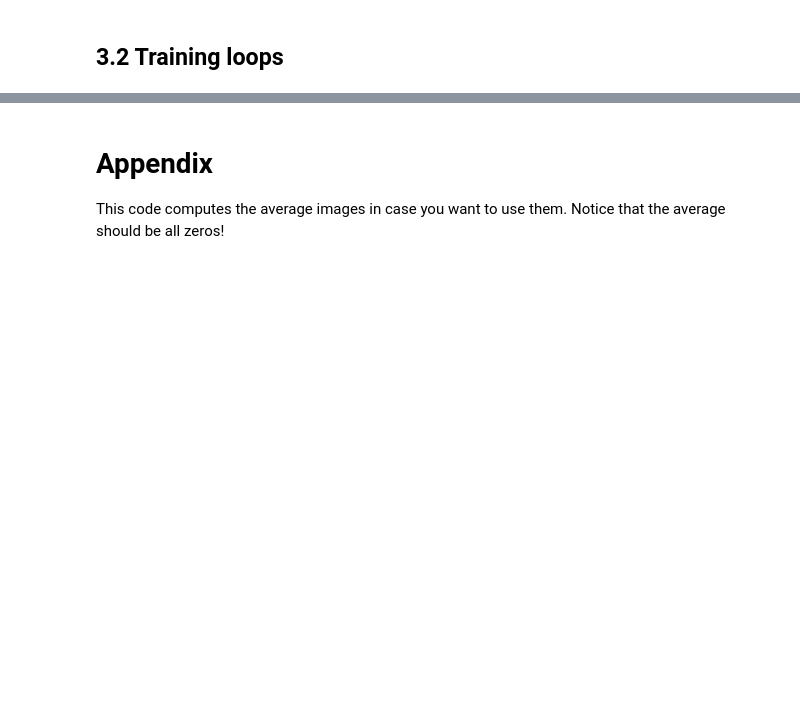
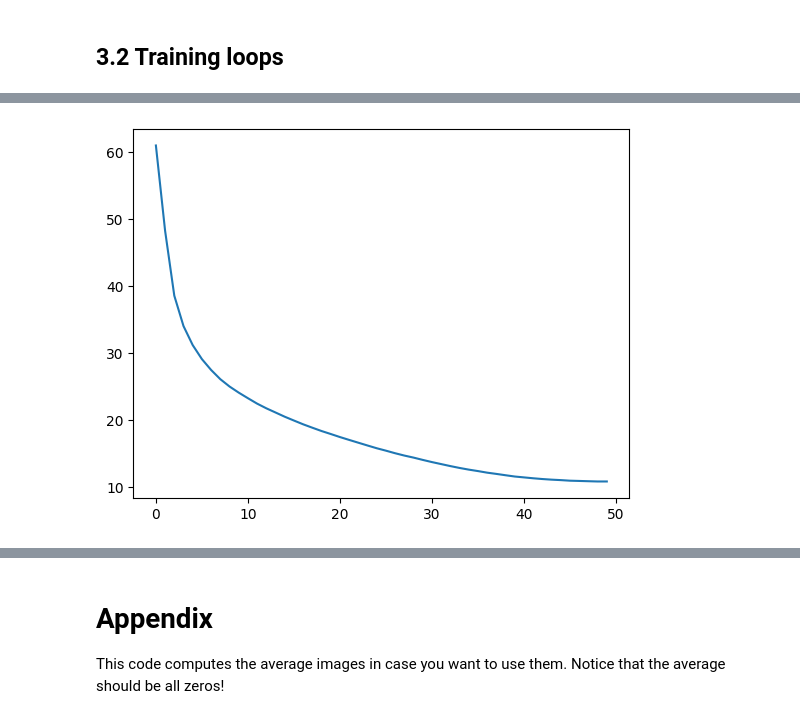
Before and after one commit to eniola-ak/project_eniola-ak, a Jupyter notebook: experiments.ipynb, the cells around one changed output, grey strips where cells are left out. Saved outputs shown, nothing was run; the diff lists cells and outputs as text; code cells hidden in the pictures; blank space fills up the shorter version.

Commit message:
Ran experiments, saved results, minor bug fixes

```diff
--- a/experiments.ipynb
+++ b/experiments.ipynb
@@ -911,16 +835,20 @@ N_EPOCHS = config['training']['n_epochs']
 emb_dim = EMBEDDING_DIM
 latent_dim = LATENT_DIM
 num_layers = NUM_LAYERS
-dropout = True
+dropout = DROPOUT
+text_hidden_dim = config['model'].get('text_hidden_dim', LATENT_DIM)
+BATCH_SIZE = BATCH_SIZE
+LEARNING_RATE = LEARNING_RATE
 # %%
 # @title Initializing the NLP models
-encoder = EncoderLSTM(tokenizer.vocab_size, emb_dim, latent_dim, num_layers, dropout).to(device)
-decoder = DecoderLSTM(tokenizer.vocab_size, emb_dim, latent_dim, num_layers, dropout).to(device)
+encoder = EncoderLSTM(tokenizer.vocab_size, emb_dim, text_hidden_dim, num_layers, dropout).to(device)
+decoder = DecoderLSTM(tokenizer.vocab_size, emb_dim, text_hidden_dim, num_layers, dropout).to(device)
 text_autoencoder = Seq2SeqLSTM(encoder, decoder).to(device)
-text_autoencoder, _, _, _ = load_checkpoint_from_drive(text_autoencoder, None, filename='text_autoencoder.pth')
+#text_autoencoder, _, _, _ = load_checkpoint_from_drive(text_autoencoder, None, filename='text_autoencoder.pth')
 
 total_params = sum(p.numel() for p in text_autoencoder.parameters())
 print(f"Total parameters (Not trainable): {total_params}")
-# Deactivating training from this model for efficiency (although not ideal)
 for param in text_autoencoder.parameters():
         param.requires_grad = True
+
+print("I am training from scratch. removed pretrained weights due to small dimensions")
@@ -927,6 +858,6 @@ for param in text_autoencoder.parameters():
 # %%
 # @title Initializing visual models
-visual_autoencoder = VisualAutoencoder(latent_dim=16)
+visual_autoencoder = VisualAutoencoder(latent_dim=LATENT_DIM, use_vae=USE_VAE)
 visual_autoencoder.apply(init_weights)
 
 total_params = sum(p.numel() for p in visual_autoencoder.parameters() if p.requires_grad)
@@ -955,76 +935,77 @@ optimizer = torch.optim.Adam(sequence_predictor.parameters(), lr=0.001)
 # %%
 # @title Training loop for the sequence predictor
-# Instantiate the model, define loss and optimizer
+sequence_predictor.train()
+if RESUME_FROM_CHECKPOINT and start_epoch > 0:
+    losses = []
+else:
+    losses = []
 
-sequence_predictor.train()
-losses = []
+max_grad_norm =1.0
 
-for epoch in range(N_EPOCHS):
+for epoch in range(start_epoch, N_EPOCHS):
 
     running_loss = 0.0
     for frames, descriptions, image_target, text_target  in train_dataloader:
-
-      # Send images and tokens to the GPU
       descriptions = descriptions.to(device)
       frames = frames.to(device)
       image_target = image_target.to(device)
       text_target = text_target.to(device)
-      # Predictions from our model
       pred_image_content, pred_image_context, predicted_text_logits_k, _, _, kl_loss = sequence_predictor(frames, descriptions, text_target)
-      # Computing losses
-      # Loss for image reconstruction
       loss_im = criterion_images(pred_image_content, image_target)
-      # Loss for the average pattern the images contain
       mu_global = frames.mean(dim=[0, 1])
       mu_global = mu_global.unsqueeze(0).expand_as(pred_image_context)
       loss_context = criterion_ctx(pred_image_context, mu_global)
-      # Loss function for the text prediction
       prediction_flat = predicted_text_logits_k.reshape(-1, tokenizer.vocab_size)
-      target_labels = text_target.squeeze(1)[:, 1:] # Slice to get [8, 119]
+      target_labels = text_target.squeeze(1)[:, 1:]
       target_flat = target_labels.reshape(-1)
       loss_text = criterion_text(prediction_flat, target_flat)
-      # Combining the losses
       loss = (LOSS_IMG_W * loss_im +
                 LOSS_TEXT_W * loss_text +
                 LOSS_CTX_W * loss_context)
       if kl_loss is not None:
         loss = loss + KL_WEIGHT * kl_loss
-      # Optimizing
       optimizer.zero_grad()
       loss.backward()
+      torch.nn.utils.clip_grad_norm_(sequence_predictor.parameters(), max_grad_norm)
+
       optimizer.step()
+      scheduler.step()
 
       running_loss += loss.item() * frames.size(0)
+    if (epoch + 1) % 10 == 0:
+        sequence_predictor.eval()
+        print("\nValidation on training dataset")
+        print("----------------")
+        validation(sequence_predictor, train_dataloader, epoch=epoch,
+                  tokenizer=tokenizer,
+                  device=device,
+                  save_dir=str(RESULTS_DIR / 'visualizations'))
 
-    # checking model performance on validation set
-    sequence_predictor.eval()
-    print("Validation on training dataset")
-    print( "----------------")
-    validation( sequence_predictor, train_dataloader,epoch=epoch,
-            tokenizer=tokenizer,
-            device=device,
-            save_dir=RESULTS_DIR / 'visualizations')
-    print("Validation on validation dataset")
-    print( "----------------")
-    validation( sequence_predictor, val_dataloader)
-    sequence_predictor.train()
+        print("\nValidation on validation dataset")
+        print("----------------")
+        validation(sequence_predictor, val_dataloader, epoch=epoch,
+                  tokenizer=tokenizer,
+                  device=device,
+                  save_dir=str(RESULTS_DIR / 'visualizations'))
+        sequence_predictor.train()
 
-    # scheduler.step()
     epoch_loss = running_loss / len(train_dataloader.dataset)
     losses.append(epoch_loss)
     print(f'Epoch [{epoch+1}/{N_EPOCHS}], Loss: {epoch_loss:.4f}')
 
     save_frequency = config.get('logging', {}).get('save_every_n_epochs', 1)
-    if epoch % save_frequency == 0:
+    if (epoch + 1) % save_frequency == 0:
       checkpoint_filename = f"{EXPERIMENT_NAME}_epoch_{epoch:03d}.pth"
       checkpoint_path = CHECKPOINT_DIR / checkpoint_filename
-      CHECKPOINT_DIR.mkdir(parents=True, exist_ok=True)  # Ensure directory exists
+      CHECKPOINT_DIR.mkdir(parents=True, exist_ok=True)
 
       checkpoint = {
         'epoch': epoch,
         'model_state_dict': sequence_predictor.state_dict(),
         'optimizer_state_dict': optimizer.state_dict(),
+        'scheduler_state_dict': scheduler.state_dict(),
         'loss': epoch_loss,
+        'losses': losses,
         'experiment': EXPERIMENT_NAME,
         'config': config
         }
@@ -1032,6 +1013,6 @@ for epoch in range(N_EPOCHS):
       torch.save(checkpoint, checkpoint_path)
       print(f"Checkpoint saved: {checkpoint_path}")
 
-# Do better plots
 plt.plot(losses)
 plt.show()
+# %% [output]
@@ -1038,3 +1036,4 @@ plt.show()
+[figure, added]
 # %%
 test_metrics = {
     'image_mae': 0.0,
```
Also changed, not shown: parts of 29 cells of this notebook, 44 other files.
